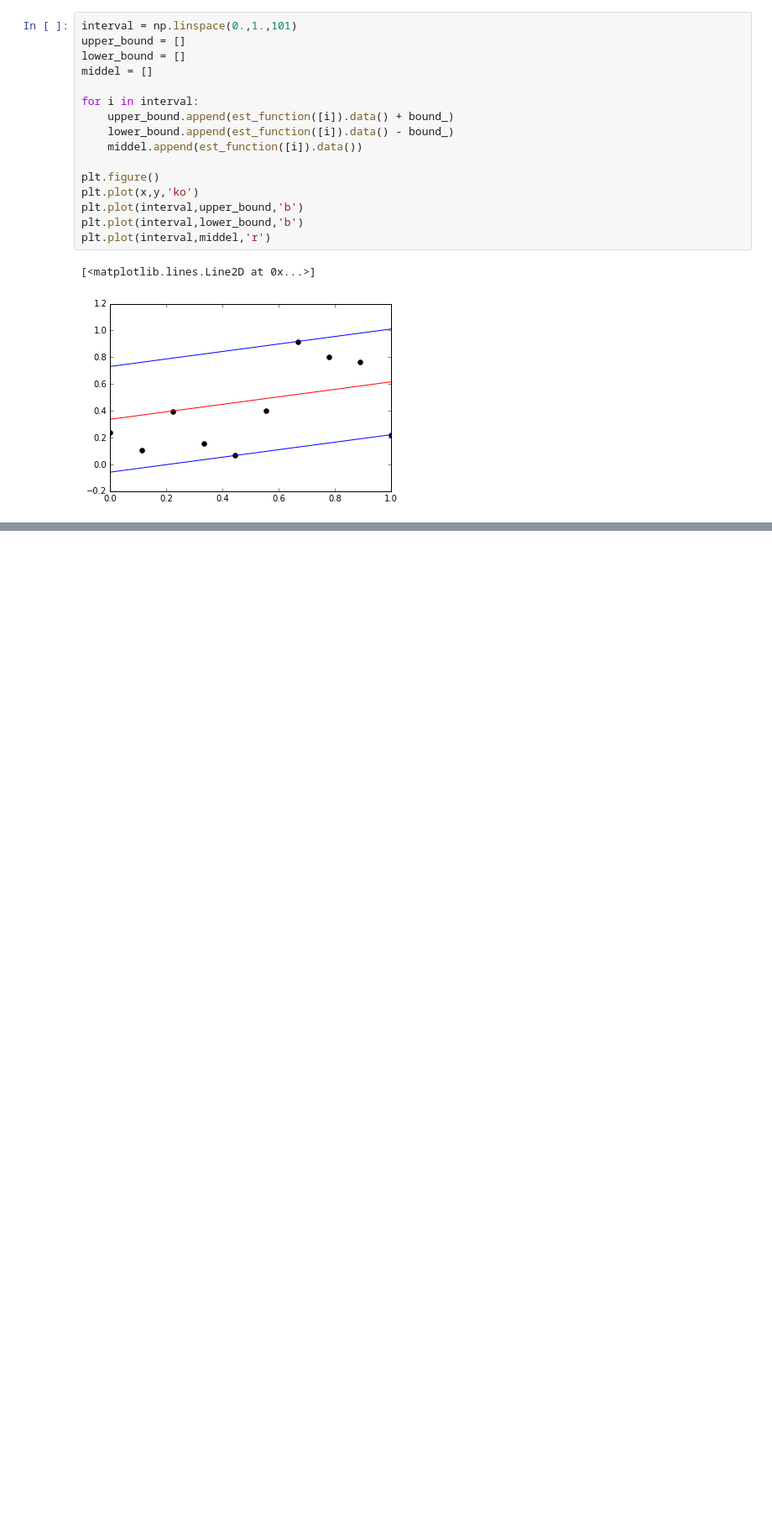
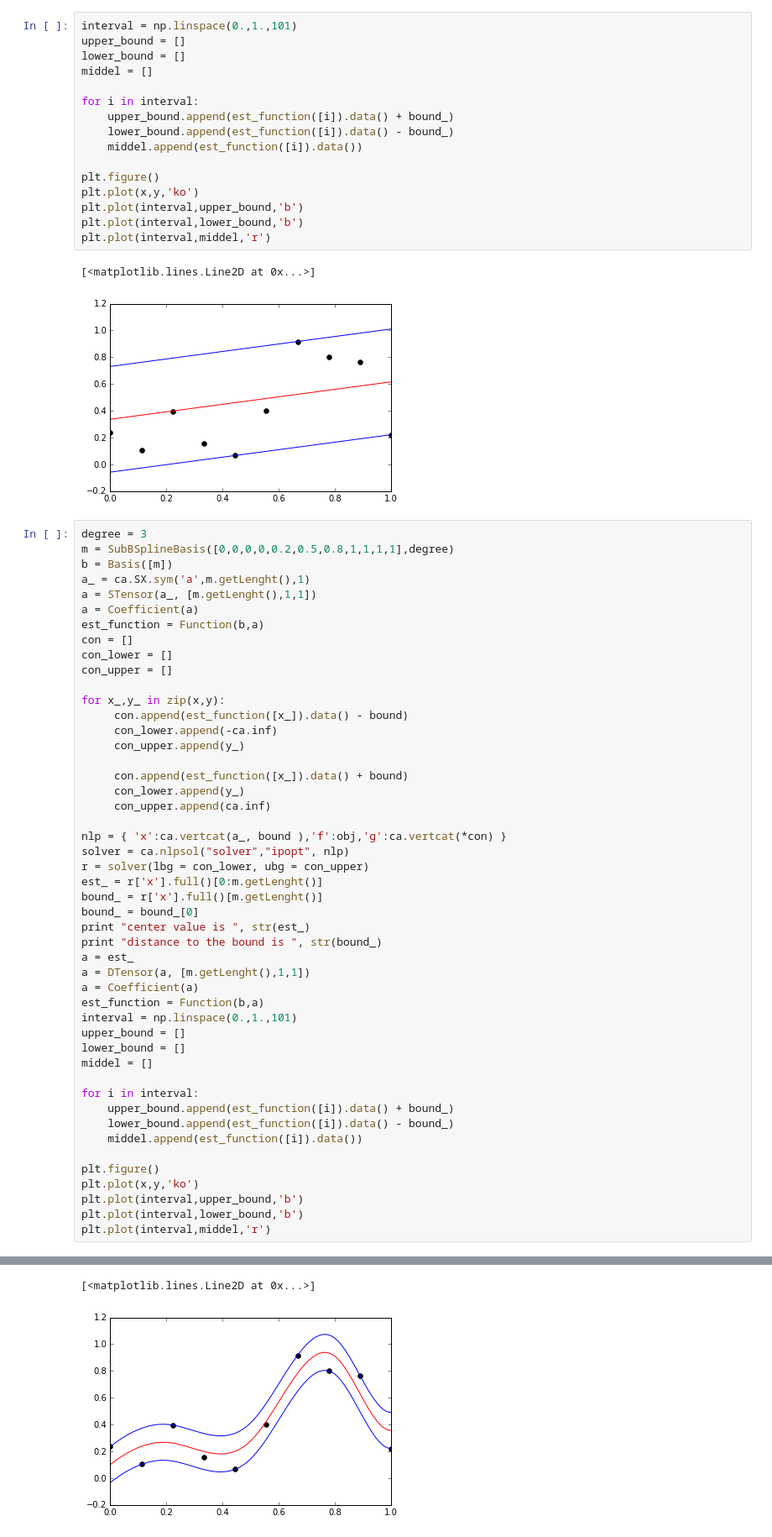
Before and after one commit to meco-group/optispline, a Jupyter notebook: tests_maarten/Voorbeeld.py.ipynb, the cells around one changed output, grey strips where cells are left out. Shown at 84% size. Saved outputs shown, nothing was run; the diff lists cells and outputs as text; blank space fills up the shorter version.

```diff
--- a/tests_maarten/Voorbeeld.py.ipynb
+++ b/tests_maarten/Voorbeeld.py.ipynb
@@ -217,3 +213,52 @@ plt.plot(interval,middel,'r')
 # %% [output]
 [<matplotlib.lines.Line2D at 0x...>]
 [figure]
+# %%
+degree = 3
+m = SubBSplineBasis([0,0,0,0,0.2,0.5,0.8,1,1,1,1],degree)
+b = Basis([m])
+a_ = ca.SX.sym('a',m.getLenght(),1)
+a = STensor(a_, [m.getLenght(),1,1])
+a = Coefficient(a)
+est_function = Function(b,a)
+con = []
+con_lower = []
+con_upper = []
+
+for x_,y_ in zip(x,y):
+     con.append(est_function([x_]).data() - bound)
+     con_lower.append(-ca.inf)
+     con_upper.append(y_)
+
+     con.append(est_function([x_]).data() + bound)
+     con_lower.append(y_)
+     con_upper.append(ca.inf)
+
+nlp = { 'x':ca.vertcat(a_, bound ),'f':obj,'g':ca.vertcat(*con) }
+solver = ca.nlpsol("solver","ipopt", nlp)
+r = solver(lbg = con_lower, ubg = con_upper)
+est_ = r['x'].full()[0:m.getLenght()]
+bound_ = r['x'].full()[m.getLenght()]
+bound_ = bound_[0]
+print "center value is ", str(est_)
+print "distance to the bound is ", str(bound_)
+a = est_
+a = DTensor(a, [m.getLenght(),1,1])
+a = Coefficient(a)
+est_function = Function(b,a)
+interval = np.linspace(0.,1.,101)
+upper_bound = []
+lower_bound = []
+middel = []
+
+for i in interval:
+    upper_bound.append(est_function([i]).data() + bound_)
+    lower_bound.append(est_function([i]).data() - bound_)
+    middel.append(est_function([i]).data())
+
+plt.figure()
+plt.plot(x,y,'ko')
+plt.plot(interval,upper_bound,'b')
+plt.plot(interval,lower_bound,'b')
+plt.plot(interval,middel,'r')
+# %% [output]
@@ -219,0 +282,2 @@ plt.plot(interval,middel,'r')
+[<matplotlib.lines.Line2D at 0x...>]
+[figure, added]
```
Also changed, not shown: parts of 8 cells of this notebook.
